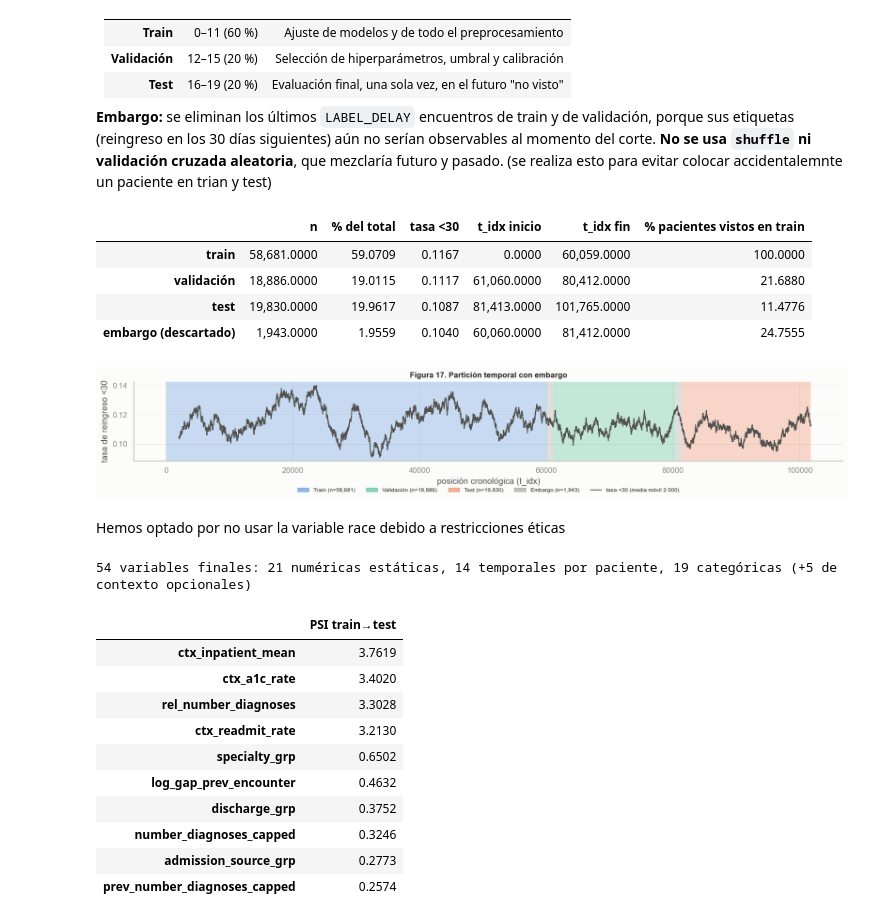
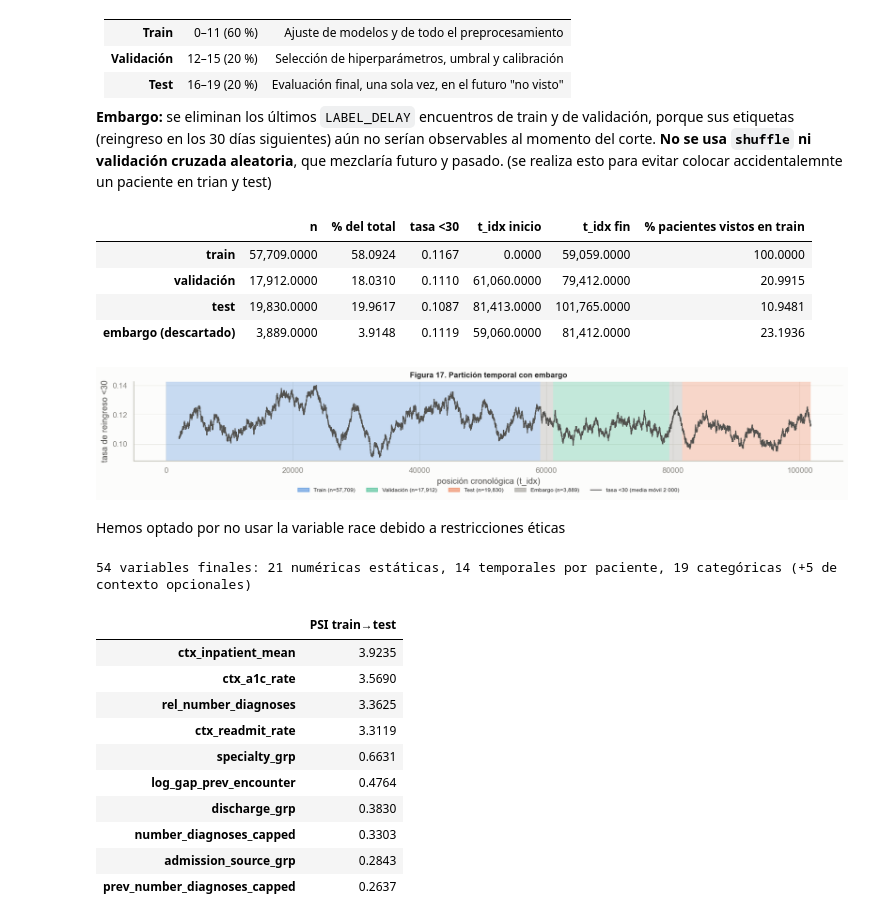
Before and after one commit to nayeli-guzman/grills-diabeticas, a Jupyter notebook: 02_EDA.ipynb, the cells around one changed output. Saved outputs shown, nothing was run; the diff lists cells and outputs as text; code cells hidden in the pictures.

```diff
--- a/02_EDA.ipynb
+++ b/02_EDA.ipynb
@@ -881,9 +881,28 @@ Tres familias de variables, **todas disponibles al momento del alta**:
 
 **¿El lag de reingreso previo es fuga?** No: si el encuentro anterior del paciente terminó en reingreso <30, ese hecho ya ocurrió (y es observable) cuando el paciente vuelve a ser admitido en el encuentro actual.
 # %%
-LABEL_DELAY = 1000
+LABEL_DELAY_NAIVE = 1000   # hipótesis inicial: ≈ 28 encuentros/día × 36 días (densidad constante)
 CTX_W = 3000
 data = data.sort_values("t_idx").reset_index(drop=True)
+
+# ---- 0) Calibración empírica de la latencia de etiqueta (evidencia en la Sección 10.3) ----
+def next_gap(d):
+    # Distancia en pseudo-tiempo al siguiente encuentro del mismo paciente (NaN si no vuelve)
+    return d.groupby("patient_nbr", sort=False)["t_idx"].shift(-1) - d.t_idx
+
+def readmission_boundary(gap, y, thr=0.2, step=100, min_gap=500):
+    # Equivalente de "30 días" en encuentros: primer tramo de distancia donde P(target=1 | gap) < thr
+    rate = y.groupby((gap // step) * step).mean()
+    rate = rate[(rate.index >= min_gap) & (rate < thr)]
+    return float(rate.index.min()) if len(rate) else np.nan
+
+d_cal = data[data.period <= 11]            # solo periodos de train: el parámetro no mira el futuro
+gap_cal = next_gap(d_cal)
+delay_by_period = pd.Series({p: readmission_boundary(gap_cal[d_cal.period == p], d_cal.target[d_cal.period == p])
+                             for p in range(12)})
+LABEL_DELAY = int(np.ceil(delay_by_period.max() / 500) * 500)   # máximo en train, redondeado hacia arriba
+print(f"Equivalente de 30 días por periodo de train: {delay_by_period.astype(int).to_dict()}")
+print(f"LABEL_DELAY calibrado = {LABEL_DELAY:,} encuentros (hipótesis inicial: {LABEL_DELAY_NAIVE:,})")
 
 # ---- 1) Estáticas ----
 data["service_utilization"] = data.number_outpatient + data.number_emergency + data.number_inpatient
@@ -1028,47 +1049,51 @@ fe_signal.to_frame().head(15)
 TRAIN_P, VAL_P, TEST_P = list(range(0, 12)), list(range(12, 16)), list(range(16, 20))
 val_start = data.loc[data.period.isin(VAL_P), "t_idx"].min()
 test_start = data.loc[data.period.isin(TEST_P), "t_idx"].min()
-m_train = data.period.isin(TRAIN_P) & (data.t_idx < val_start - LABEL_DELAY)
-m_val = data.period.isin(VAL_P) & (data.t_idx < test_start - LABEL_DELAY)
-m_test = data.period.isin(TEST_P)
-m_embargo = ~(m_train | m_val | m_test)
+
+def split_masks(delay):
+    m_tr = data.period.isin(TRAIN_P) & (data.t_idx < val_start - delay)
+    m_va = data.period.isin(VAL_P) & (data.t_idx < test_start - delay)
+    m_te = data.period.isin(TEST_P)
+    return m_tr, m_va, m_te, ~(m_tr | m_va | m_te)
+
+m_train, m_val, m_test, m_embargo = split_masks(LABEL_DELAY)
 
 # Especialidades más frecuentes: se aprenden SOLO del train
 TOP_SPEC = data.loc[m_train, "medical_specialty"].value_counts().head(15).index
 data["specialty_grp"] = data.medical_specialty.where(data.medical_specialty.isin(TOP_SPEC), "Other")
 
 train_pat = set(data.loc[m_train, "patient_nbr"])
 split_tbl = pd.DataFrame({
     name: {"n": m.sum(), "% del total": m.mean() * 100, "tasa <30": data.loc[m, "target"].mean(),
            "t_idx inicio": data.loc[m, "t_idx"].min(), "t_idx fin": data.loc[m, "t_idx"].max(),
            "% pacientes vistos en train": data.loc[m, "patient_nbr"].isin(train_pat).mean() * 100}
     for name, m in [("train", m_train), ("validación", m_val), ("test", m_test), ("embargo (descartado)", m_embargo)]
 }).T
 display(split_tbl)
 assert data.loc[m_train, "t_idx"].max() < data.loc[m_val, "t_idx"].min() < data.loc[m_test, "t_idx"].min()
 
 fig, ax = plt.subplots(figsize=(15, 3))
 seg = [(m_train, C1, "Train"), (m_val, C3, "Validación"), (m_test, C2, "Test"), (m_embargo, MUTED, "Embargo")]
 handles = []
 for m, c, lab in seg:
     idx = data.loc[m, "t_idx"].values
     # bloques contiguos de t_idx
     breaks = np.where(np.diff(idx) > LABEL_DELAY // 2)[0]
     for s, e in zip(np.r_[0, breaks + 1], np.r_[breaks, len(idx) - 1]):
         ax.axvspan(idx[s], idx[e], color=c, alpha=0.25, lw=0)
     handles.append(mpatches.Patch(color=c, alpha=0.5, label=f"{lab} (n={m.sum():,})"))
 ax.plot(data.t_idx, data.target.rolling(2000).mean(), color=INK2, lw=1.2)
 handles.append(plt.Line2D([], [], color=INK2, lw=1.2, label="tasa <30 (media móvil 2 000)"))
 ax.set_ylabel("tasa de reingreso <30"); ax.set_xlabel("posición cronológica (t_idx)")
 ax.legend(handles=handles, ncol=5, loc="upper center", bbox_to_anchor=(0.5, -0.28), fontsize=8)
 ax.set_title("Figura 17. Partición temporal con embargo")
 plt.tight_layout(); plt.show()
 # %% [output]
 |  | n | % del total | tasa <30 | t_idx inicio | t_idx fin | % pacientes vistos en train |
-| train | 58,681.0000 | 59.0709 | 0.1167 | 0.0000 | 60,059.0000 | 100.0000 |
-| validación | 18,886.0000 | 19.0115 | 0.1117 | 61,060.0000 | 80,412.0000 | 21.6880 |
-| test | 19,830.0000 | 19.9617 | 0.1087 | 81,413.0000 | 101,765.0000 | 11.4776 |
-| embargo (descartado) | 1,943.0000 | 1.9559 | 0.1040 | 60,060.0000 | 81,412.0000 | 24.7555 |
+| train | 57,709.0000 | 58.0924 | 0.1167 | 0.0000 | 59,059.0000 | 100.0000 |
+| validación | 17,912.0000 | 18.0310 | 0.1110 | 61,060.0000 | 79,412.0000 | 20.9915 |
+| test | 19,830.0000 | 19.9617 | 0.1087 | 81,413.0000 | 101,765.0000 | 10.9481 |
+| embargo (descartado) | 3,889.0000 | 3.9148 | 0.1119 | 59,060.0000 | 81,412.0000 | 23.1936 |
 [figure]
 # %% [markdown]
 Hemos optado por no usar la variable race debido a restricciones éticas
@@ -1097,13 +1122,13 @@ psi_split.sort_values(ascending=False).head(10).rename("PSI train→test").to_fr
 # %% [output]
 54 variables finales: 21 numéricas estáticas, 14 temporales por paciente, 19 categóricas (+5 de contexto opcionales)
 |  | PSI train→test |
-| ctx_inpatient_mean | 3.7619 |
-| ctx_a1c_rate | 3.4020 |
-| rel_number_diagnoses | 3.3028 |
-| ctx_readmit_rate | 3.2130 |
-| specialty_grp | 0.6502 |
-| log_gap_prev_encounter | 0.4632 |
-| discharge_grp | 0.3752 |
-| number_diagnoses_capped | 0.3246 |
-| admission_source_grp | 0.2773 |
-| prev_number_diagnoses_capped | 0.2574 |
+| ctx_inpatient_mean | 3.9235 |
+| ctx_a1c_rate | 3.5690 |
+| rel_number_diagnoses | 3.3625 |
+| ctx_readmit_rate | 3.3119 |
+| specialty_grp | 0.6631 |
+| log_gap_prev_encounter | 0.4764 |
+| discharge_grp | 0.3830 |
+| number_diagnoses_capped | 0.3303 |
+| admission_source_grp | 0.2843 |
+| prev_number_diagnoses_capped | 0.2637 |
```
Also changed, not shown: parts of 23 cells of this notebook, 6 other files.
